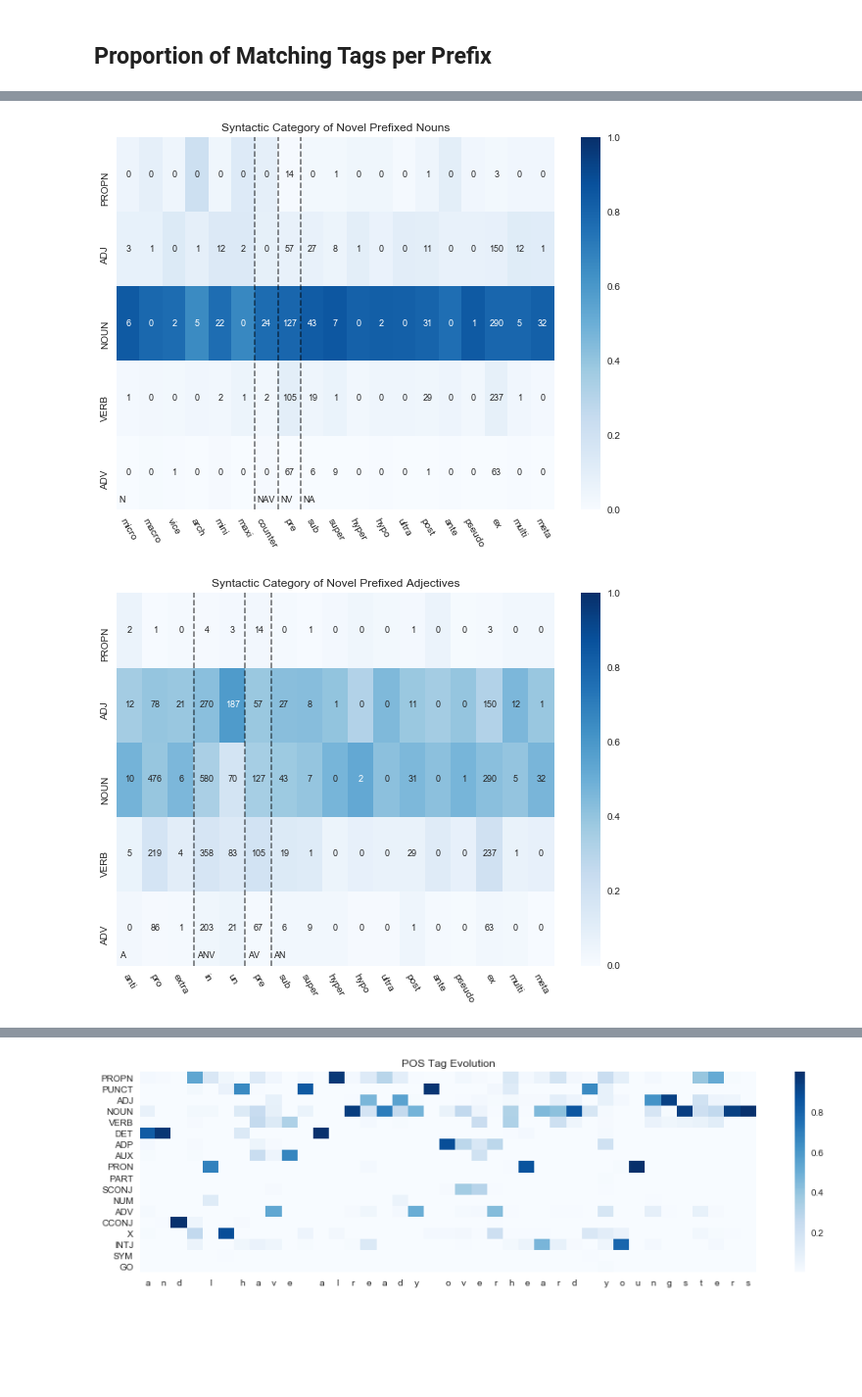
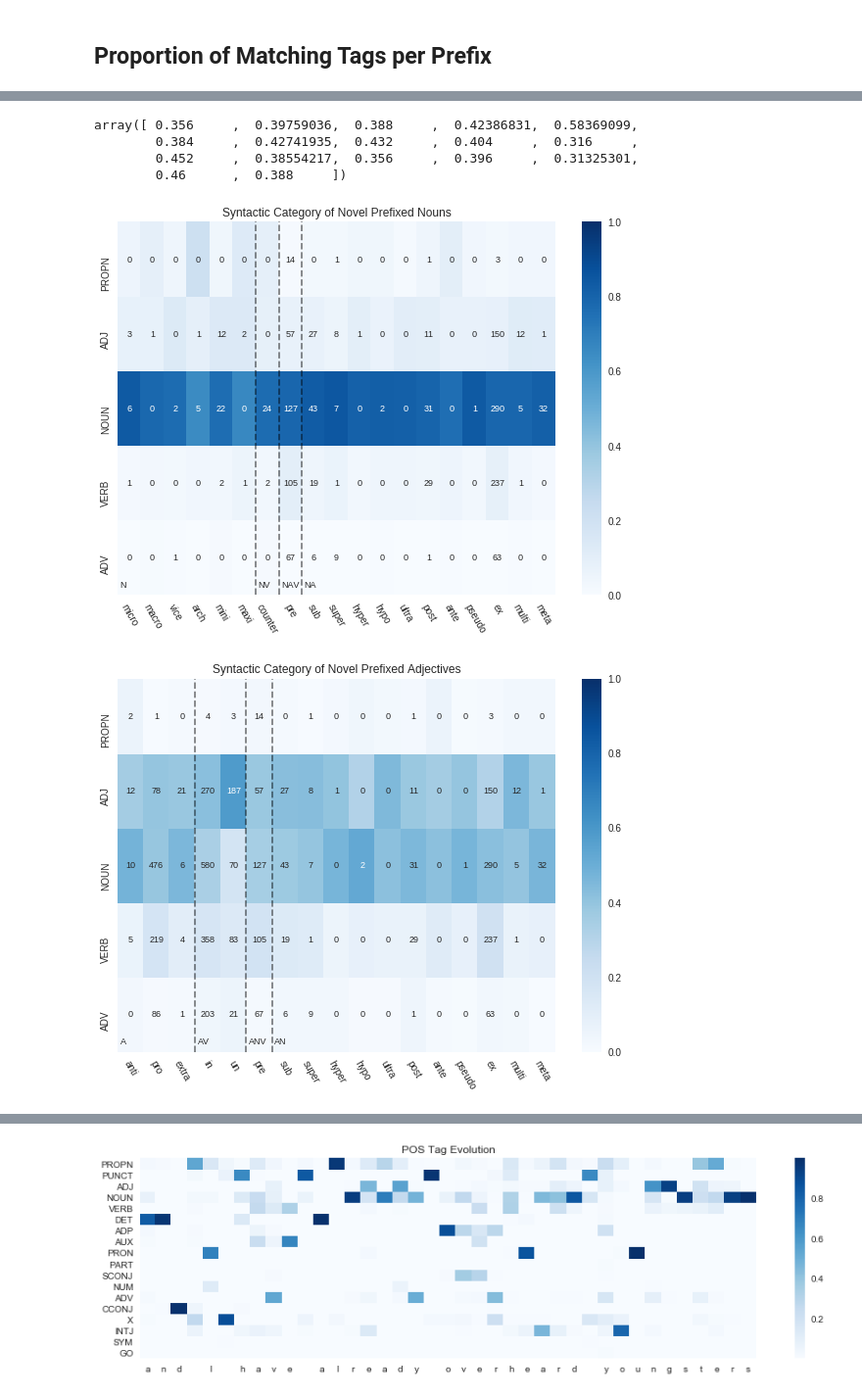
Before and after one commit to YovaKem/msc_project, a Jupyter notebook: plots/Derivational_experiments.ipynb, the cells around one changed output, grey strips where cells are left out. Shown: that part at 98% size. Saved outputs shown, nothing was run; the diff lists cells and outputs as text; code cells hidden in the pictures; blank space fills up the shorter version.

```diff
--- a/plots/Derivational_experiments.ipynb
+++ b/plots/Derivational_experiments.ipynb
@@ -5,6 +5,3 @@ import _pickle as pickle
 import matplotlib.pyplot as plt
 import seaborn as sns
 import numpy as np
-# %%
-cat_sufcat = pickle.load(open('../results_dict/prob_suffcat_per_basecat_unamb','rb'))
-cat_sufcat
@@ -21,19 +20,20 @@ cat_sufcat
 # %%
-cat_suf = pickle.load(open('../results_dict/prob_suff_per_basecat_unamb','rb'))
-
+cat_suf = pickle.load(open('../results_dict/prob_suff_per_basecat_unamb_new','rb'))
+cat_sufcat = pickle.load(open('../results_dict/prob_suffcat_per_basecat_unamb_new','rb'))
 fig = plt.figure(figsize=(10,7))
 for cat in cat_suf.keys():
-        plt.plot(range(20), [cat_suf[cat][i][j] for i in cat_suf[cat].keys() for j in cat_suf[cat][i].keys()], alpha=0.85)
-plt.xticks(range(20), [k for cat in cat_suf['NOUN'].keys() for k in cat_suf['NOUN'][cat].keys() ], rotation = -60)
+        plt.plot(range(19), [cat_suf[cat][i][j] for i in cat_suf[cat].keys() for j in cat_suf[cat][i].keys()], alpha=0.85)
+plt.xticks(range(19), [k for cat in cat_suf['NOUN'].keys() for k in cat_suf['NOUN'][cat].keys() ], rotation = -60)
 plt.plot((7.5, 7.5), (-9, -3), 'k--')
-plt.plot((16.5, 16.5), (-9, -3), 'k--')
-
+plt.plot((15.5, 15.5), (-9, -3), 'k--')
+for k in range(19):
+    plt.annotate('{}'.format(counts[[k for cat in cat_suf['NOUN'].keys() for k in cat_suf['NOUN'][cat].keys() ][k]]),xy=(k-0.5,-9),xytext=(k-0.5,-9.3),fontsize=9)
 plt.annotate('Deverbal suffix', xy=(2, -8), xytext=(2, -10))
-plt.annotate('Denominal suffix', xy=(2, -8), xytext=(10.5, -10))
-plt.annotate('Deadjectival suffix', xy=(2, -8), xytext=(16.5, -10))
-plt.annotate('N. Base: {:.2f}\nV. Base: {:.2f}\nA. Base: {:.2f}'.format(cat_sufcat['NOUN']['deverbal'],cat_sufcat['VERB']['deverbal'],cat_sufcat['ADJ']['deverbal']), xy=(2, -7.8), xytext=(2, -8.3))
-plt.annotate('N. Base: {:.2f}\nA. Base: {:.2f}\nV. Base: {:.2f}'.format(cat_sufcat['NOUN']['denominal'],cat_sufcat['ADJ']['denominal'],cat_sufcat['VERB']['denominal']), xy=(2, -7.8), xytext=(10.5, -8.3))
-plt.annotate( 'A. Base: {:.2f}\nN. Base: {:.2f}\nV. Base: {:.2f}'.format(cat_sufcat['ADJ']['deadjectival'],cat_sufcat['NOUN']['deadjectival'],cat_sufcat['VERB']['deadjectival']), xy=(2, -7.8), xytext=(17, -8.3))
+plt.annotate('Denominal suffix', xy=(2, -8), xytext=(9.5, -10))
+plt.annotate('Deadjectival suffix', xy=(2, -8), xytext=(15.5, -10))
+plt.annotate('V. Base: {:.2f}\nA. Base: {:.2f}\nN. Base: {:.2f}'.format(cat_sufcat['VERB']['deverbal'],cat_sufcat['ADJ']['deverbal'],cat_sufcat['NOUN']['deverbal']), xy=(2, -7.8), xytext=(2, -8.3))
+plt.annotate('A. Base: {:.2f}\nN. Base: {:.2f}\nV. Base: {:.2f}'.format(cat_sufcat['ADJ']['denominal'],cat_sufcat['NOUN']['denominal'],cat_sufcat['VERB']['denominal']), xy=(2, -7.8), xytext=(10.5, -8.3))
+plt.annotate( 'A. Base: {:.2f}\nN. Base: {:.2f}\nV. Base: {:.2f}'.format(cat_sufcat['ADJ']['deadjectival'],cat_sufcat['NOUN']['deadjectival'],cat_sufcat['VERB']['deadjectival']), xy=(2, -7.8), xytext=(16, -8.3))
 plt.legend([cat for cat in ['Nominal base','Verbal base','Adjectival base']])
 plt.title('Selectional Restrictions of Derivational Suffixes')
 plt.show()
@@ -72,6 +89,7 @@ plt.show()
 ## Proportion of Matching Tags per Prefix
 # %%
 softmax = pickle.load(open('../results_dict/softmax_Real_Real_unamb0','rb'))
+softmax_un_NOUN = pickle.load(open('../results_dict/softmax_un_NOUN_Real_Real_unamb0','rb'))
 # %%
 averaged_ones = {i:[] for i in softmax.keys()}
 for cat in softmax.keys():
@@ -81,3 +99,12 @@ for cat in softmax.keys():
         for i in range(len(ls)):
             ls[i][l[i].index(np.max(l[i]))] =1
         averaged_ones[cat].append(np.mean(ls,axis=0))
+# %%
+averaged_ones_un_NOUN = {i:[] for i in softmax_un_NOUN.keys()}
+for cat in softmax_un_NOUN.keys():
+    for pref in softmax_un_NOUN[cat].keys():
+        l = [list(i[0]) for i in softmax_un_NOUN[cat][pref]]
+        ls = [[0]*len(l[0]) for i in range(len(l))]
+        for i in range(len(ls)):
+            ls[i][l[i].index(np.max(l[i]))] =1
+        averaged_ones_un_NOUN[cat].append(np.mean(ls,axis=0))
@@ -123,12 +168,19 @@ def draw_heatmap_pref(cat,label,unamb,x1,x2,x3,mix1,mix2,main,mix3):
     plt.annotate(mix3, xy=(x3, 0), xytext=(x3+0.1, 0.1),fontsize=9)
     plt.show()
     fig.savefig('../plots/Syntactic Category of Novel Prefixed {} Unambig {}.png'.format(label,unamb))
+# %%
+np.array(averaged_ones['ADJ']).T[2]
+# %% [output]
+array([ 0.356     ,  0.39759036,  0.388     ,  0.42386831,  0.58369099,
+        0.384     ,  0.42741935,  0.432     ,  0.404     ,  0.316     ,
+        0.452     ,  0.38554217,  0.356     ,  0.396     ,  0.31325301,
+        0.46      ,  0.388     ])
 # %%
-draw_heatmap_pref('NOUN','Nouns',0,6,7,8,'N','NV','NAV','NA')
+draw_heatmap_pref('NOUN','Nouns',0,6,7,8,'N','NAV','NV','NA')
 # %% [output]
-[figure, old version]
+[figure, new version]
 # %%
-draw_heatmap_pref('ADJ','Adjectives',0,3,5,6,'A','AV','ANV','AN')
+draw_heatmap_pref('ADJ','Adjectives',0,3,5,6,'A','ANV','AV','AN')
 # %% [output]
-[figure, old version]
+[figure, new version]
 # %%
```
Also changed, not shown: parts of 13 cells of this notebook, 42 other files.
